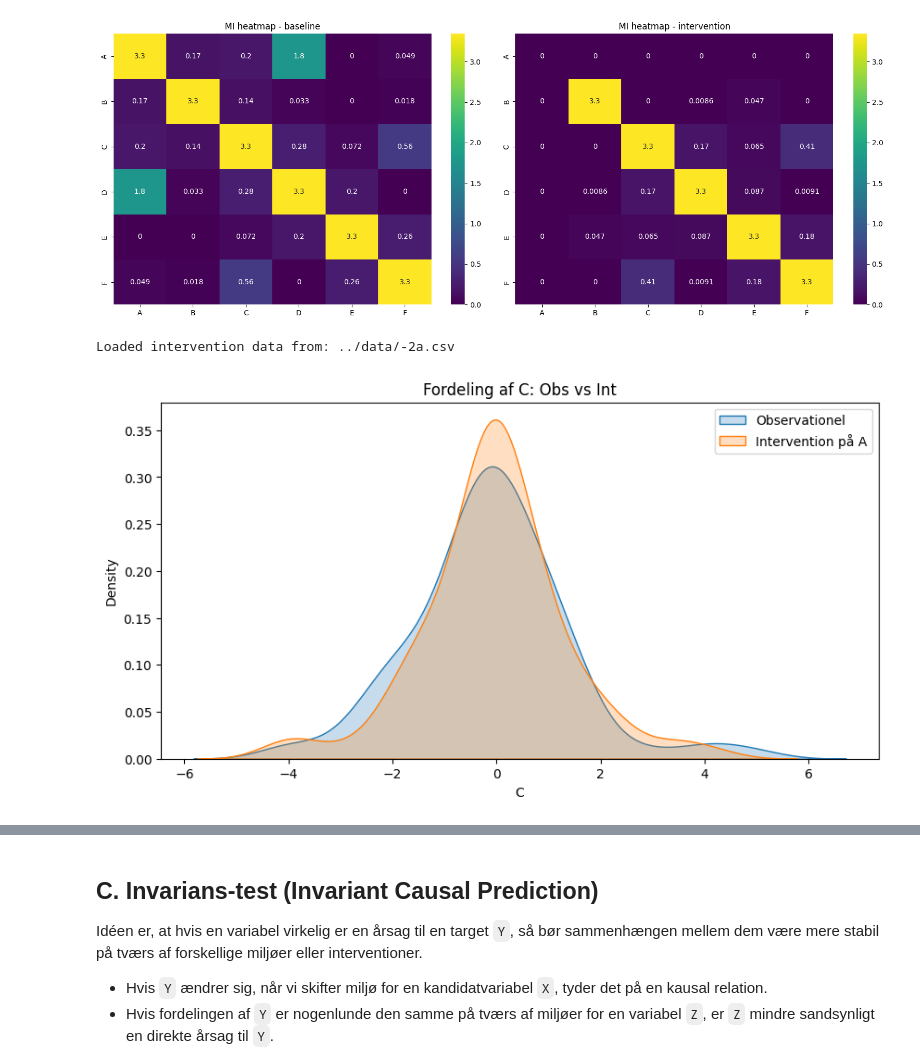
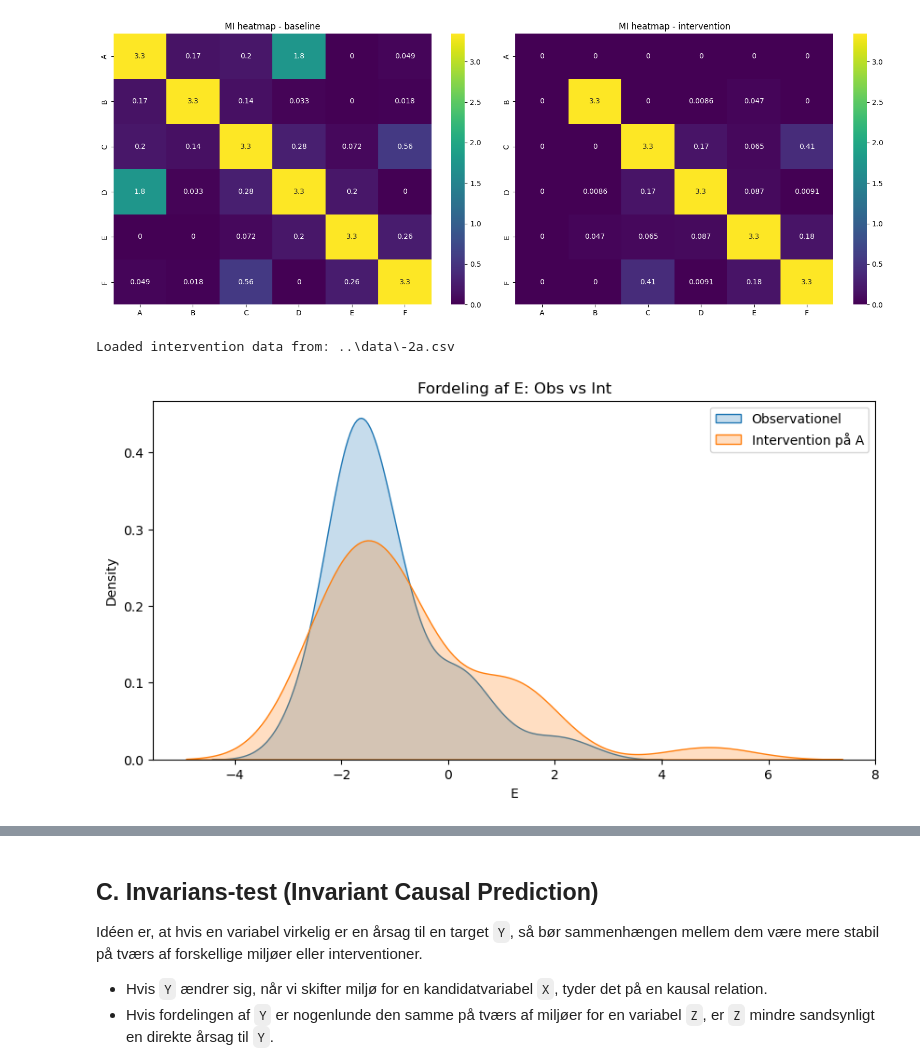
Before and after one commit to Nunk-sketch/AL3-MiniProject, a Jupyter notebook: sovs2/setup.ipynb, the cells around one changed output, grey strips where cells are left out. Cells and saved outputs as stored; diff of their text form; code cells hidden in the pictures.

```diff
--- a/sovs2/setup.ipynb
+++ b/sovs2/setup.ipynb
@@ -48,6 +49,12 @@ df_norm = normalize_columns(df_norm)
 df_int_nega_norm = normalize_columns(df_int_nega_norm)
 df_int_posa_norm = df_int_posa.copy()
 df_int_posa_norm = normalize_columns(df_int_posa_norm)
+# data_path_int_negd = r"..\data\-2d.csv" if os.name == "nt" else "../data/-2d.csv"
+data_path_int_posd = r"..\data\2d.csv" if os.name == "nt" else "../data/2d.csv"
+df_int_posd = pd.read_csv(data_path_int_posd)
+df_int_posd = df_int_posd.iloc[:, 1:]  # Behold alt fra kolonne 1 og fremefter
+df_int_posd_norm = df_int_posd.copy()
+df_int_posd_norm = normalize_columns(df_int_posd_norm)
 # %%
 def MeanVariance(df):
     mean = df.mean()
@@ -145,21 +152,21 @@ plt.show()
 # %%
 def check_confounder(obs_df, int_df_a, var_target='B'):
     plt.figure(figsize=(10, 5))
     sns.kdeplot(obs_df[var_target], label='Observationel', fill=True)
     sns.kdeplot(int_df_a[var_target], label=f'Intervention på A', fill=True)
     plt.legend()
     plt.title(f"Fordeling af {var_target}: Obs vs Int")
     plt.show()
 
 data_path_int = r"..\data\-2a.csv" if os.name == "nt" else "../data/-2a.csv"
 df_int = pd.read_csv(data_path_int)
 print(f"Loaded intervention data from: {data_path_int}")
 
 
-check_confounder(df, df_int, var_target='C')
+check_confounder(df, df_int_posd, var_target='E')
 # %% [output]
-Loaded intervention data from: ../data/-2a.csv
+Loaded intervention data from: ..\data\-2a.csv
-[figure, old version]
+[figure, new version]
 # %%
 def estimate_ace(df_high, df_low, target_var):
     """
```
Also changed, not shown: parts of 4 cells of this notebook, 1 other file.
